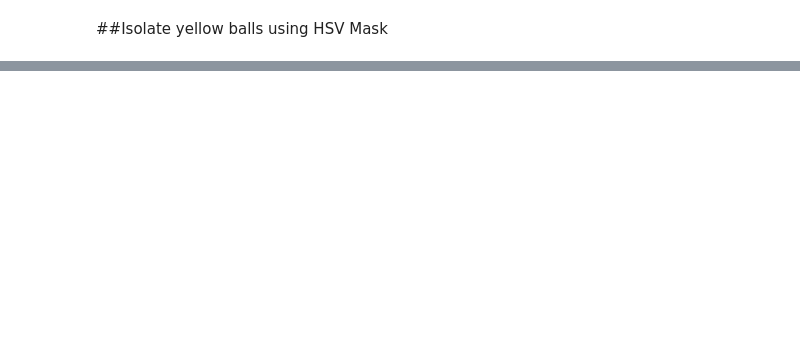
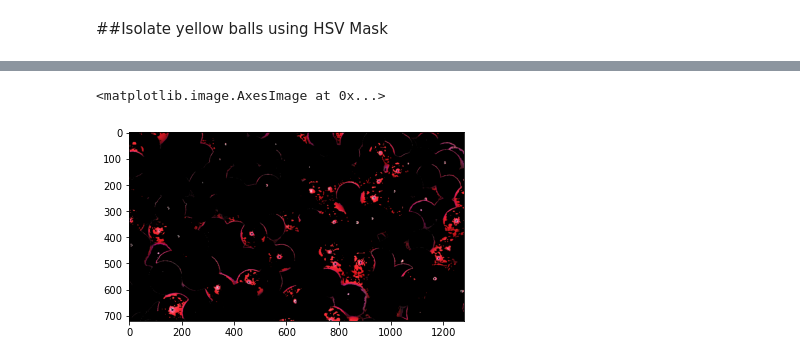
Before and after one commit to 54mir/Computer-Vision-Playground, a Jupyter notebook: OpenCV/HSV-RGB-Masks_attempt2.ipynb, the cells around one changed output, grey strips where cells are left out. Saved outputs shown, nothing was run; the diff lists cells and outputs as text; code cells hidden in the pictures; blank space fills up the shorter version.

```diff
--- a/OpenCV/HSV-RGB-Masks_attempt2.ipynb
+++ b/OpenCV/HSV-RGB-Masks_attempt2.ipynb
@@ -81,0 +105,15 @@ plt.imshow(imgHSV)
+# %%
+# Now try HSV!
+
+# Define the masked area in HSV space
+mask_hsv = cv2.inRange(hsv, lower_hue, upper_hue)
+
+# mask the image
+masked_image = np.copy(image)
+masked_image[mask_hsv==0] = [0,0,0]
+
+# Vizualize the mask
+plt.imshow(masked_image)
+# %% [output]
+<matplotlib.image.AxesImage at 0x...>
+[figure, added]
```
Also changed, not shown: parts of 10 cells of this notebook.
